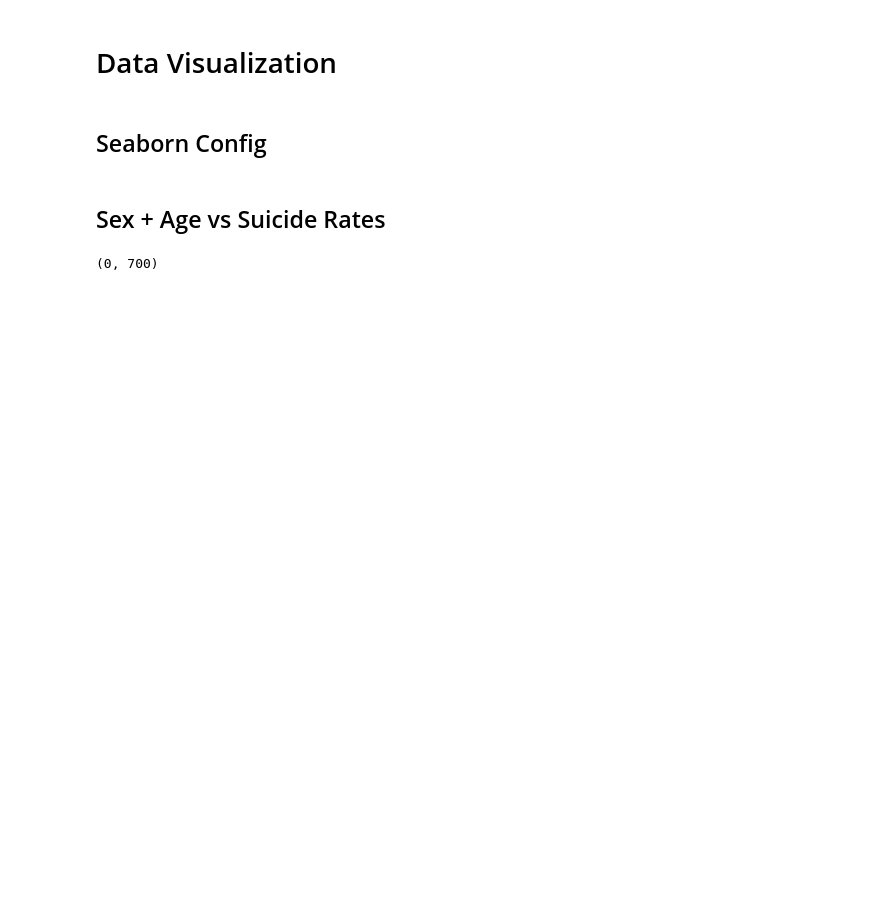
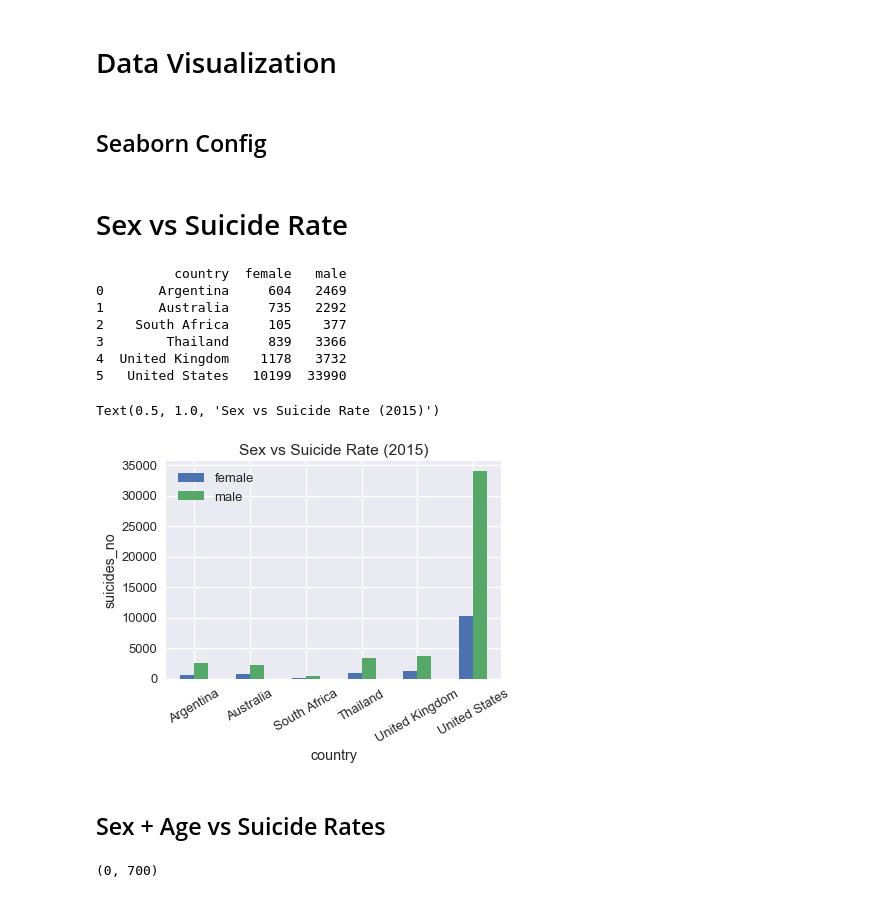
Before and after one commit to WayGold/COGS-108-FinalProject, a Jupyter notebook: FinalProject.ipynb, the cells around one changed output. Cells and saved outputs as stored; diff of their text form; code cells hidden in the pictures; blank space fills up the shorter version.

```diff
--- a/FinalProject.ipynb
+++ b/FinalProject.ipynb
@@ -99,6 +76,53 @@ pd.options.display.max_columns = 8
 
 # Round decimals when displaying DataFrames
 pd.set_option('precision', 2)
+# %% [markdown]
+# Sex vs Suicide Rate
+# %%
+# Trying to look for the Sex vs Suicide Rate in 2015
+df_sex_2015 = df_sex[df_sex['year'] == 2015]
+male = df_sex_2015[df_sex_2015['sex'] == 'male']
+female = df_sex_2015[df_sex_2015['sex'] == 'female']
+tmp = list()
+male_country = dict()
+female_country = dict()
+for i in (male.index):
+    for country in selected:
+        if male.loc[i,"country"]==country:
+            if country in male_country:
+                male_country[country] += male.loc[i,'suicides_no']
+            else:
+                male_country[country] = male.loc[i,'suicides_no']
+for i in (female.index):
+    for country in selected:
+        if female.loc[i,"country"]==country:
+            if country in female_country:
+                female_country[country] += female.loc[i,'suicides_no']
+            else:
+                female_country[country] = female.loc[i,'suicides_no']
+country = list()
+male_count=list()
+female_count = list()
+for i in male_country:
+    country.append(i)
+    male_count.append(male_country[i])
+    female_count.append(female_country[i])
+d = {'country':country,'male': male_count, 'female': female_count}
+sex = pd.DataFrame(data = d)
+print(sex)
+sex.plot.bar(x = 'country', rot=30)
+plt.ylabel('suicides_no')
+plt.title('Sex vs Suicide Rate (2015)')
+# %% [output]
+          country  female   male
+0       Argentina     604   2469
+1       Australia     735   2292
+2    South Africa     105    377
+3        Thailand     839   3366
+4  United Kingdom    1178   3732
+5   United States   10199  33990
+Text(0.5, 1.0, 'Sex vs Suicide Rate (2015)')
+[figure, added]
 # %% [markdown]
 ## Sex + Age vs Suicide Rates
 # %%
```
Also changed, not shown: parts of 10 cells of this notebook.
